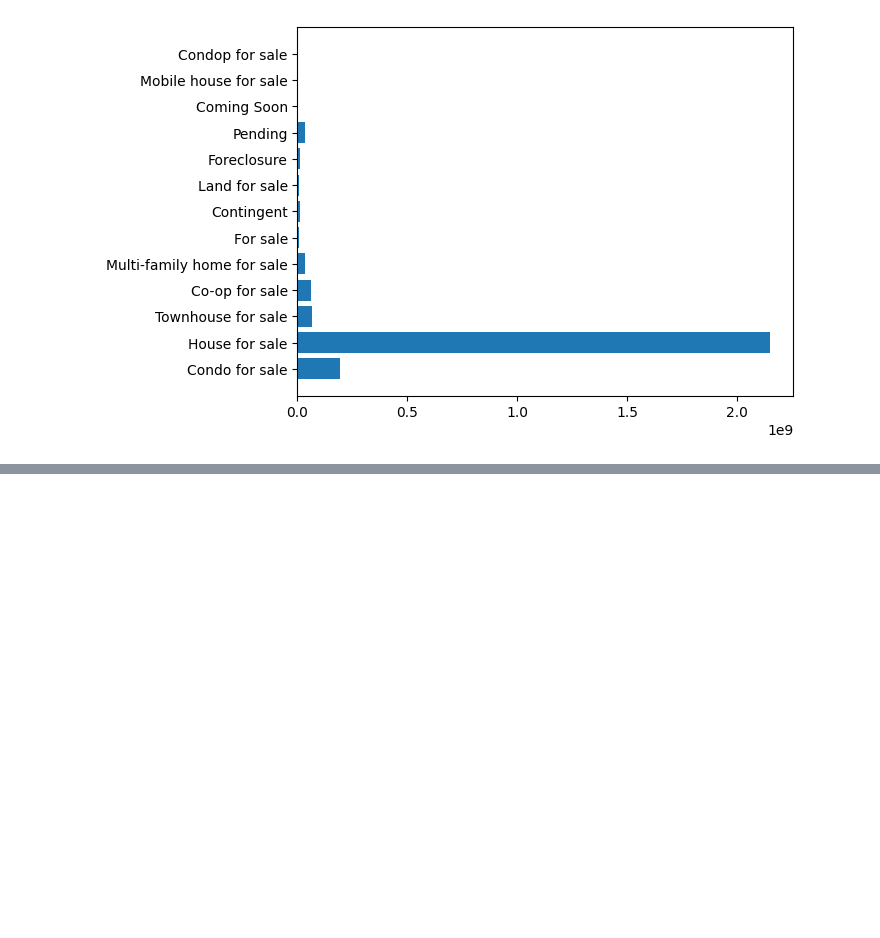
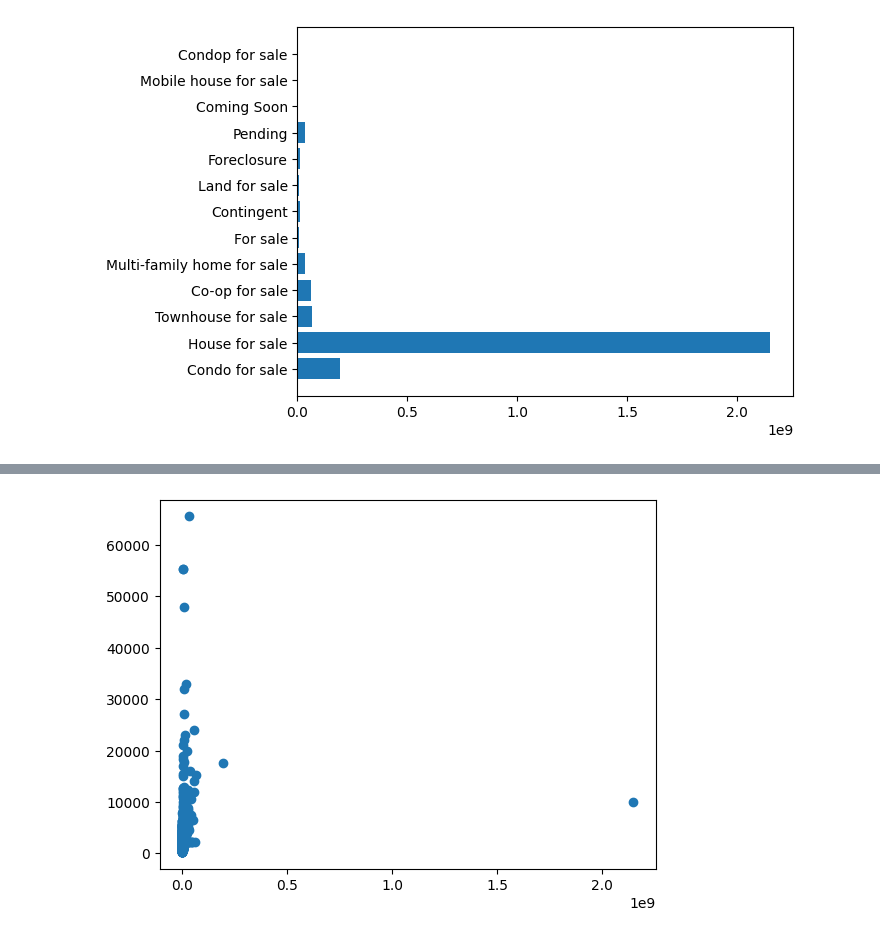
Before and after one commit to Happy4mou/NY-House-Prices-Project, a Jupyter notebook: notebooks/01_data_exploration.ipynb, the cells around one changed output, grey strips where cells are left out. Saved outputs shown, nothing was run; the diff lists cells and outputs as text; code cells hidden in the pictures; blank space fills up the shorter version.

```diff
--- a/notebooks/01_data_exploration.ipynb
+++ b/notebooks/01_data_exploration.ipynb
@@ -183,0 +94,5 @@ plt.show()
+# %%
+plt.scatter(new_fd['PRICE'], new_fd['PROPERTYSQFT'])
+plt.show()
+# %% [output]
+[figure, added]
```
Also changed, not shown: parts of 19 cells of this notebook, 20 other files.
